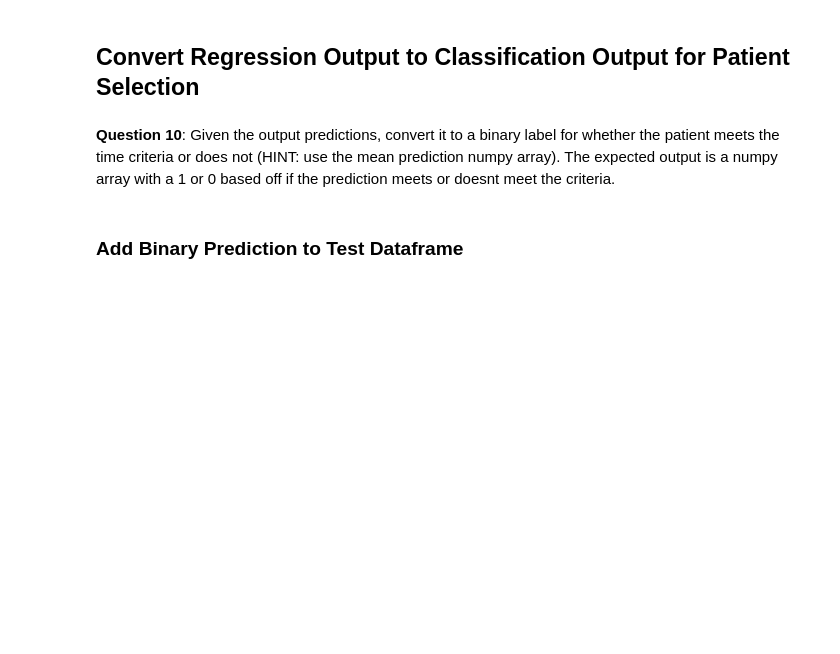
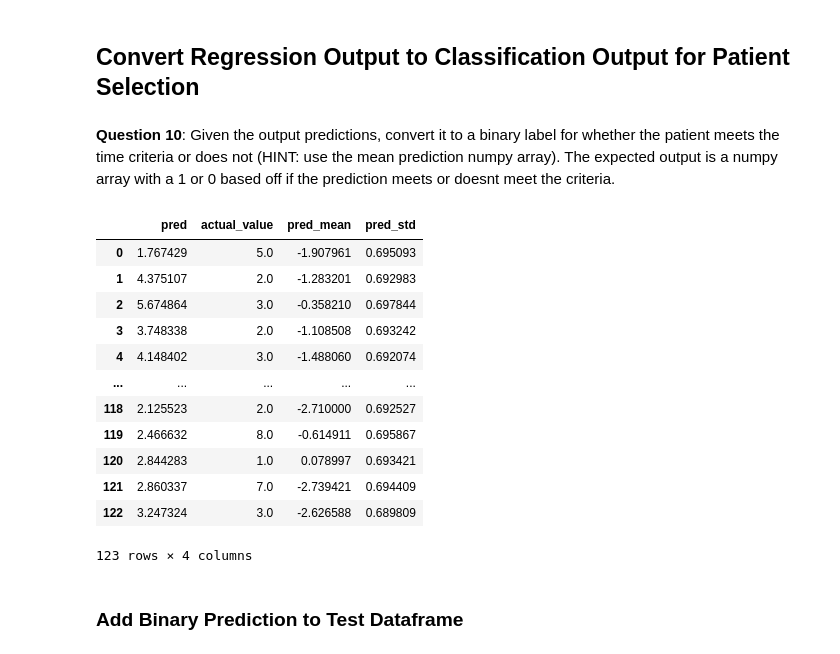
Before and after one commit to AmandaWorker/EHR-, a Jupyter notebook: starter_code/student_project.ipynb, the cells around one changed output. Saved outputs shown, nothing was run; the diff lists cells and outputs as text; code cells hidden in the pictures; blank space fills up the shorter version.

```diff
--- a/starter_code/student_project.ipynb
+++ b/starter_code/student_project.ipynb
@@ -902,6 +957,22 @@ prob_output_df.head()
 ## Convert Regression Output to Classification Output for Patient Selection
 # %% [markdown]
 **Question 10**: Given the output predictions, convert it to a binary label for whether the patient meets the time criteria or does not (HINT: use the mean prediction numpy array). The expected output is a numpy array with a 1 or 0 based off if the prediction meets or doesnt meet the criteria.
+# %%
+prob_output_df
+# %% [output]
+|  | pred | actual_value | pred_mean | pred_std |
+| 0 | 1.767429 | 5.0 | -1.907961 | 0.695093 |
+| 1 | 4.375107 | 2.0 | -1.283201 | 0.692983 |
+| 2 | 5.674864 | 3.0 | -0.358210 | 0.697844 |
+| 3 | 3.748338 | 2.0 | -1.108508 | 0.693242 |
+| 4 | 4.148402 | 3.0 | -1.488060 | 0.692074 |
+| ... | ... | ... | ... | ... |
+| 118 | 2.125523 | 2.0 | -2.710000 | 0.692527 |
+| 119 | 2.466632 | 8.0 | -0.614911 | 0.695867 |
+| 120 | 2.844283 | 1.0 | 0.078997 | 0.693421 |
+| 121 | 2.860337 | 7.0 | -2.739421 | 0.694409 |
+| 122 | 3.247324 | 3.0 | -2.626588 | 0.689809 |
+123 rows × 4 columns
 # %%
 from student_utils import get_student_binary_prediction
 student_binary_prediction = get_student_binary_prediction(prob_output_df, 'pred_mean')
```
Also changed, not shown: parts of 25 cells of this notebook, 1 other file.
